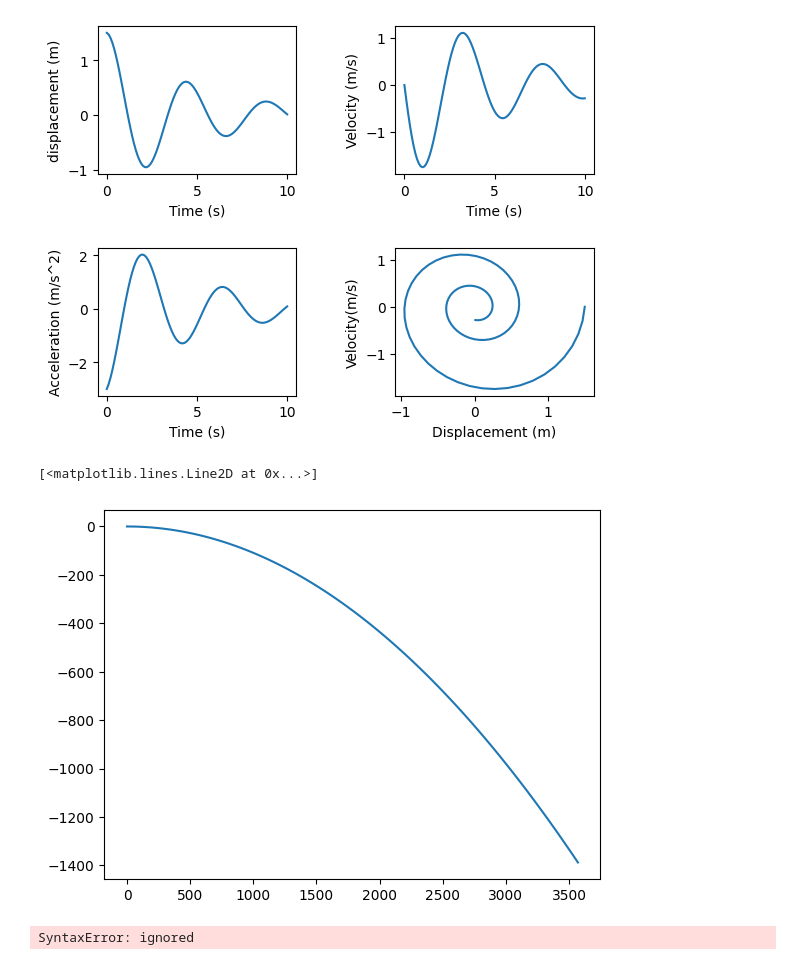
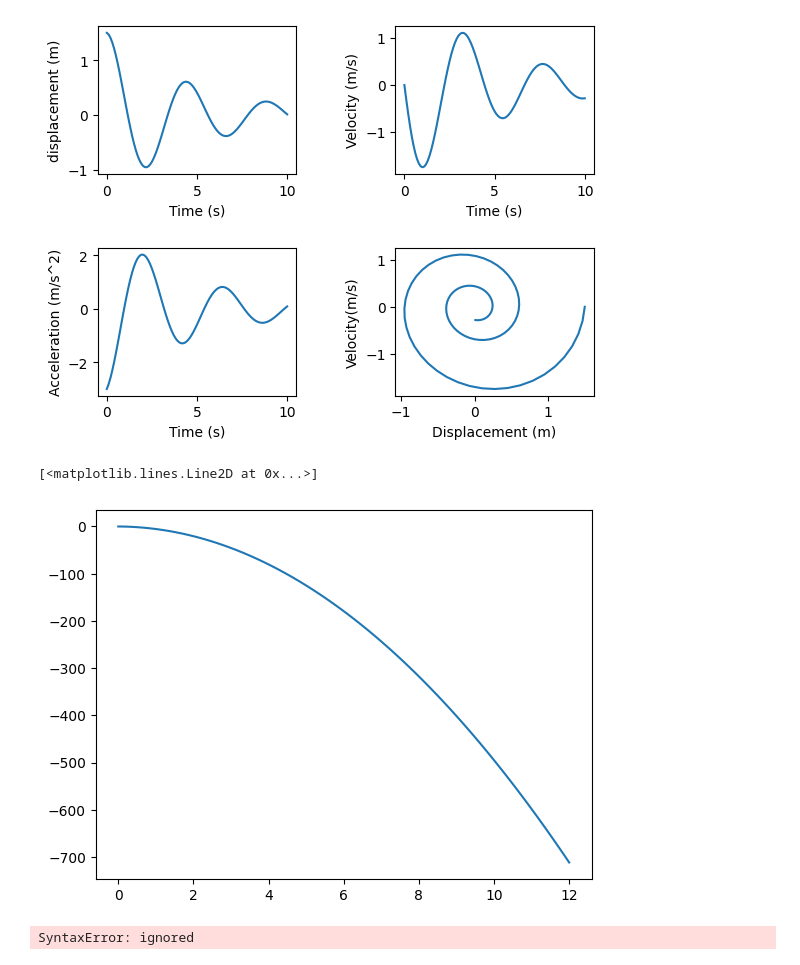
Before and after one commit to AbhinavKP01/Chatapp, a Jupyter notebook: simulation_lab.ipynb, the cells around one changed output. Saved outputs shown, nothing was run; the diff lists cells and outputs as text; code cells hidden in the pictures.

```diff
--- a/simulation_lab.ipynb
+++ b/simulation_lab.ipynb
@@ -222,28 +222,28 @@ Text(0, 0.5, 'Velocity(m/s)')
 # %%
 import numpy as np
 import matplotlib.pyplot as p
 m=5
 g=9.8
 vx=300
 vy=0
 x=0
 y=0
 tmax=12
 h=500
 X=[]
 Y=[]
 T=np.arange(0,12.1,0.1)
 for t in T:
   a=-g
   X.append(x)
   Y.append(y)
-  vy=a*t
-  y=vy*t
-  x=vx*t
-p.plot(X,Y)
+  vy=vy+(a*0.10)
+  y=y+(vy*0.1)
+  x=x+(vx*0.1)
+p.plot(T,Y)
 # %% [output]
 [<matplotlib.lines.Line2D at 0x...>]
-[figure, old version]
+[figure, new version]
 # %%
 import numpy as np
 import matplotlib.pyplot as p
```
